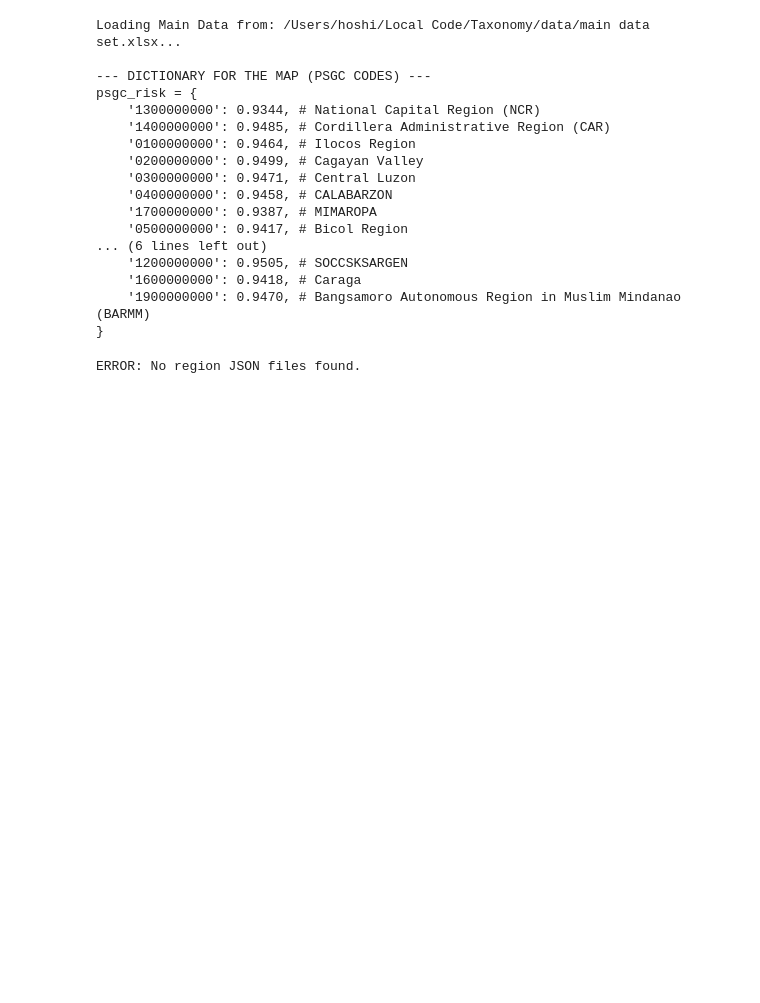
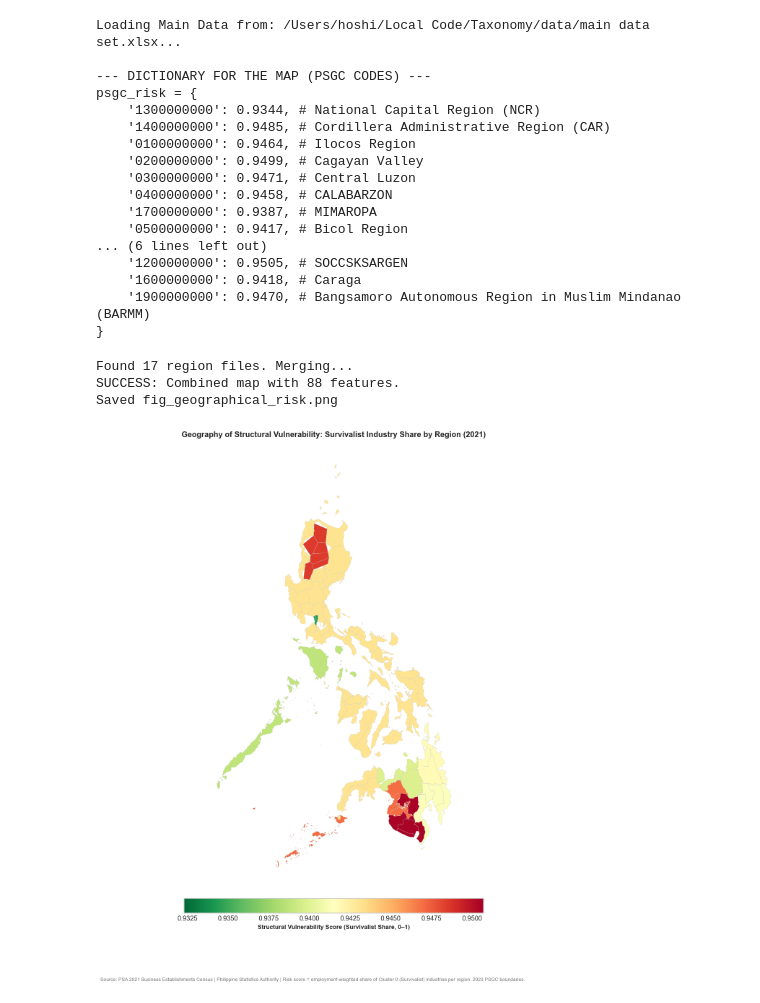
Before and after one commit to sakudiff/taxonomy, a Jupyter notebook: main.ipynb, the cells around one changed output. Drawn from its saved outputs; the diff is of its cells as text; code cells hidden in the pictures; blank space fills up the shorter version.

Commit message:
use local geojson for map rendering

```diff
--- a/main.ipynb
+++ b/main.ipynb
@@ -1264,9 +1264,7 @@ psgc_risk = {
     '1900000000': 0.9470, # Bangsamoro Autonomous Region in Muslim Mindanao (BARMM)
 }
 # %%
-files = glob.glob('regions/lowres/provdists-region-*.json')
-if not files:
-    files = glob.glob('**/provdists-region-*.json', recursive=True)
+files = glob.glob('2023/geojson/regions/lowres/provdists-region-*.json')
 
 if not files:
     print('ERROR: No region JSON files found.')
@@ -1328,31 +1326,34 @@ else:
             regions_dissolved = gdf.dissolve(by=target_col)
             for code, label, color in [
                 ('1300000000', 'NCR\n(Most Resilient)', 'black'),
                 ('1900000000', 'BARMM\n(Highest Risk)', '#E63946'),
             ]:
                 alt = '1500000000' if code == '1900000000' else None
                 c = code if code in regions_dissolved.index else (alt if alt in regions_dissolved.index else None)
                 if c:
                     pt = regions_dissolved.loc[c].geometry.centroid
                     ax.annotate(label, xy=(pt.x, pt.y),
                                 xytext=(pt.x + (2 if 'BARMM' in label else -2),
                                         pt.y + (-1 if 'BARMM' in label else 1)),
                                 arrowprops=dict(facecolor=color, arrowstyle='->', lw=1.2),
                                 fontsize=9, fontweight='bold', color=color)
 
             ax.set_title(
                 'Geography of Structural Vulnerability: Survivalist Industry Share by Region (2021)',
                 fontweight='bold', fontsize=13, pad=12)
             ax.set_axis_off()
             fig.text(0.01, 0.01,
                      SOURCE_PSA + ' | Risk score = employment-weighted share of Cluster 0 (Survivalist) industries per region. 2023 PSGC boundaries.',
                      fontsize=8, color='#777777', wrap=True)
             plt.tight_layout()
             save_fig('fig_geographical_risk.png')
             plt.show()
         else:
             print(f"ERROR: Column '{target_col}' not found. Available: {list(gdf.columns)}")
     else:
         print('ERROR: Failed to create GeoDataFrame.')
 # %% [output]
-ERROR: No region JSON files found.
+Found 17 region files. Merging...
+SUCCESS: Combined map with 88 features.
+Saved fig_geographical_risk.png
+[figure, added]
```
Also changed, not shown: 24 other files.
